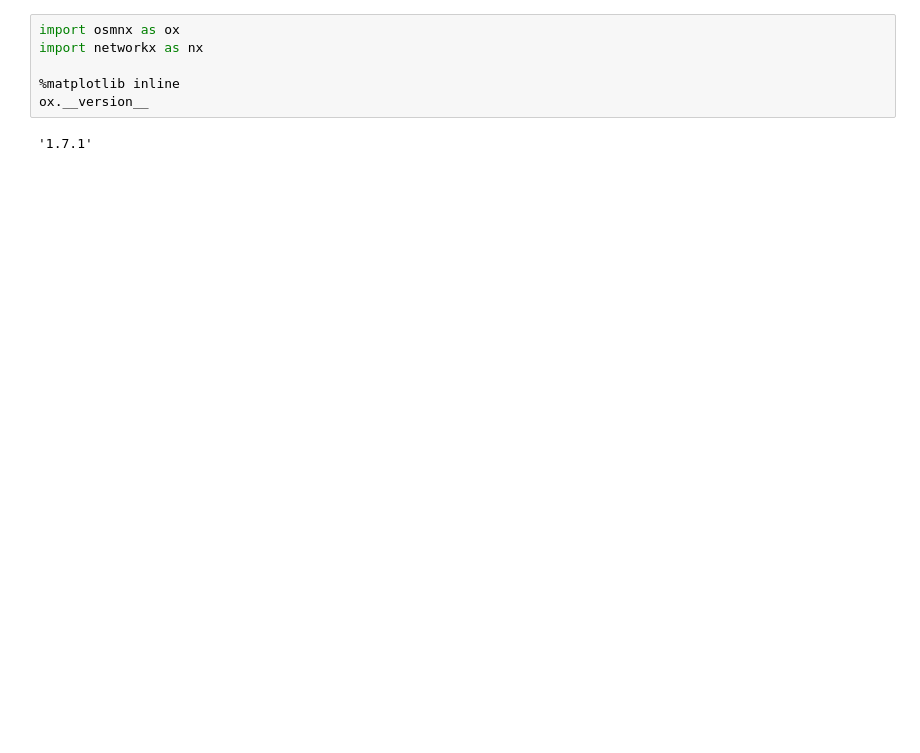
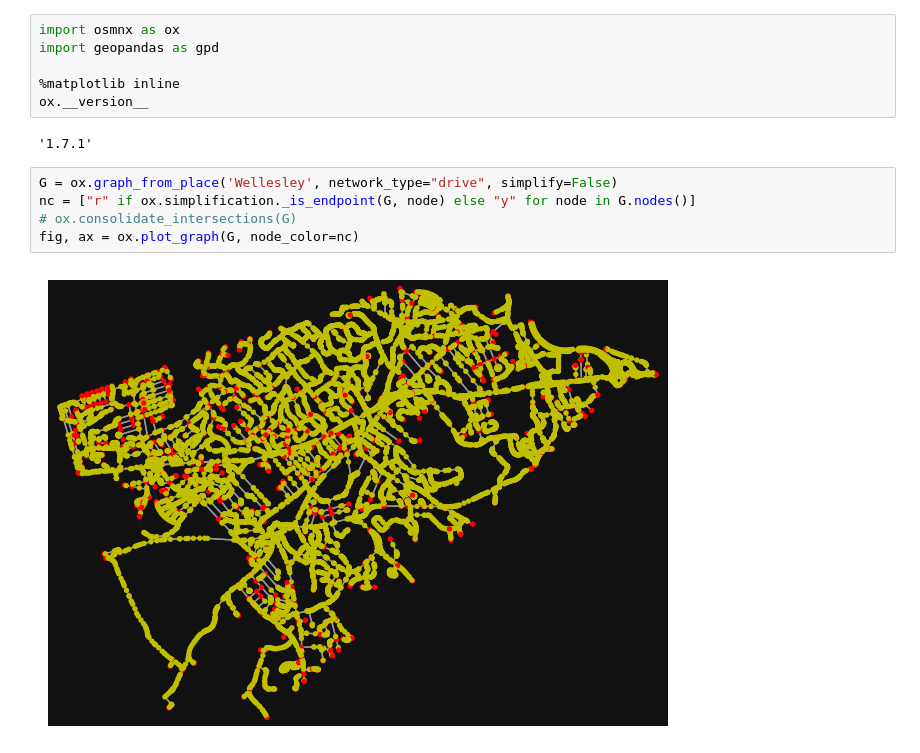
Before and after one commit to osalih1/traffic-flow-optimization, a Jupyter notebook: testing.ipynb, the cells around one changed output. Cells and saved outputs as stored; diff of their text form; blank space fills up the shorter version.

```diff
--- a/testing.ipynb
+++ b/testing.ipynb
@@ -1,9 +1,16 @@
 # %%
 import osmnx as ox
-import networkx as nx
+import geopandas as gpd
 
 %matplotlib inline
 ox.__version__
 # %% [output]
 '1.7.1'
+# %%
+G = ox.graph_from_place('Wellesley', network_type="drive", simplify=False)
+nc = ["r" if ox.simplification._is_endpoint(G, node) else "y" for node in G.nodes()]
+# ox.consolidate_intersections(G)
+fig, ax = ox.plot_graph(G, node_color=nc)
+# %% [output]
+[figure, added]
 # %%
```
Also changed, not shown: parts of 7 cells of this notebook, 2 other files.
